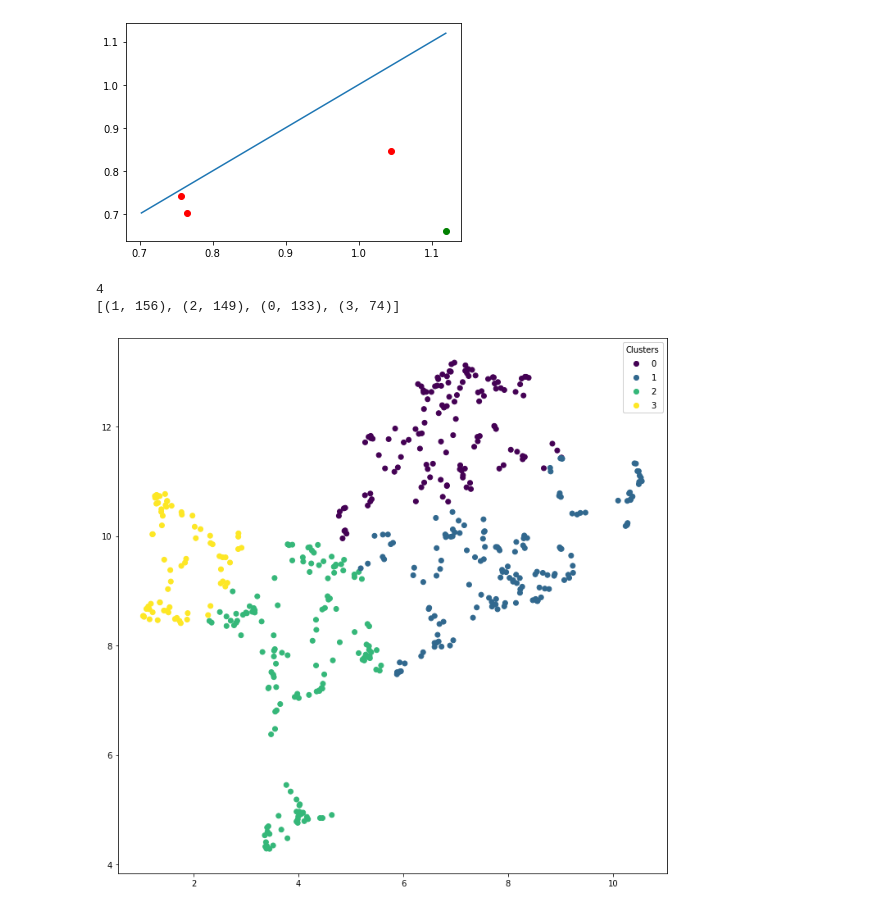
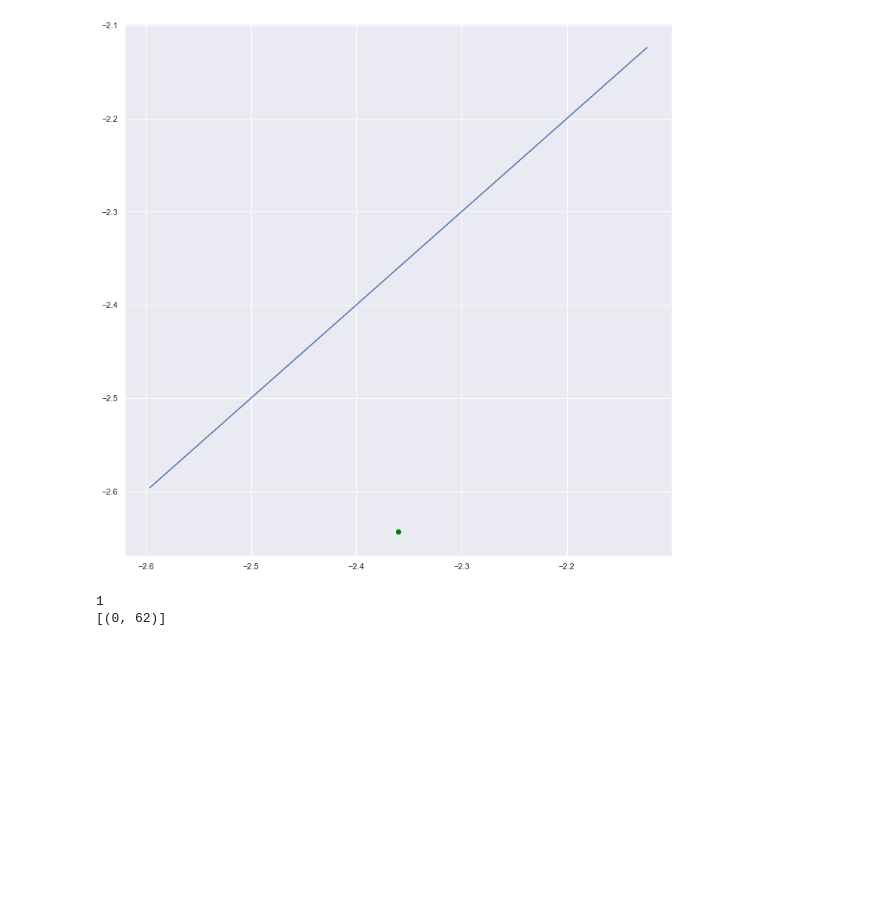
Before and after one commit to sturlaf/master, a Jupyter notebook: stats.ipynb, the cells around one changed output. Drawn from its saved outputs; the diff is of its cells as text; code cells hidden in the pictures; blank space fills up the shorter version.

Commit message:
fixed umap hack, and other things

```diff
--- a/stats.ipynb
+++ b/stats.ipynb
@@ -10,3 +14,5 @@ from gudhi.clustering.tomato import Tomato
 # %%
-activity = np.load("activations/ILSVRC2015/inception4a.npy")
+layer = "inception4a"
+activity = np.load(f"activations/ILSVRC2015/{layer}.npy")
 # activity = pd.DataFrame(data=activity)
+neurons = activity.shape[1]
@@ -13,5 +44,7 @@ activity = np.load("activations/ILSVRC2015/inception4a.npy")
 # %%
 corr = pd.DataFrame(data=activity).corr()
-sns.heatmap(corr, xticklabels=corr.columns, yticklabels=corr.columns)
+# corr = corr.sort_values(by=50)
+sns.set(rc={"figure.figsize": (13, 13)})
+sns.heatmap(corr)
 # %% [output]
 <AxesSubplot:>
@@ -124,0 +128,11 @@ Fri Mar  4 10:14:40 2022 Finished embedding
+# %%
+# activity_data = cluster.T
+activity_data = activity.T
+layout_3d = UMAP(
+    n_components=3,
+    verbose=True,
+    n_neighbors=5,
+    min_dist=0.01,
+    metric="correlation"
+    # cosine, correlation, euclidean, hamming
+).fit_transform(activity_data[450:])
@@ -125,22 +147,13 @@ Fri Mar  4 10:14:40 2022 Finished embedding
 # %%
-t = Tomato(density_type="DTM", k=100)  # logDTM
-clusters = t.fit_predict(layout)
+t = Tomato(density_type="logDTM", k=50)  # logDTM
+clusters = t.fit_predict(layout_3d)
 t.plot_diagram()
 # %% [output]
-[figure, old version]
+[figure, new version]
 # %%
 print(t.n_clusters_)
-# t.n_clusters_ = 4
+# t.n_clusters_ = 3
 print(Counter(t.labels_).most_common(10))
 # %% [output]
-4
-[(1, 156), (2, 149), (0, 133), (3, 74)]
+1
+[(0, 62)]
-# %%
-fig, ax = plt.subplots(figsize=(12, 12))
-scatter = ax.scatter(x=layout[:, 0], y=layout[:, 1], c=t.labels_)
-legend = ax.legend(*scatter.legend_elements(), title="Clusters")
-ax.add_artist(legend)
-
-plt.show()
-# %% [output]
-[figure, removed]
```
Also changed, not shown: parts of 19 cells of this notebook, 19 other files.
